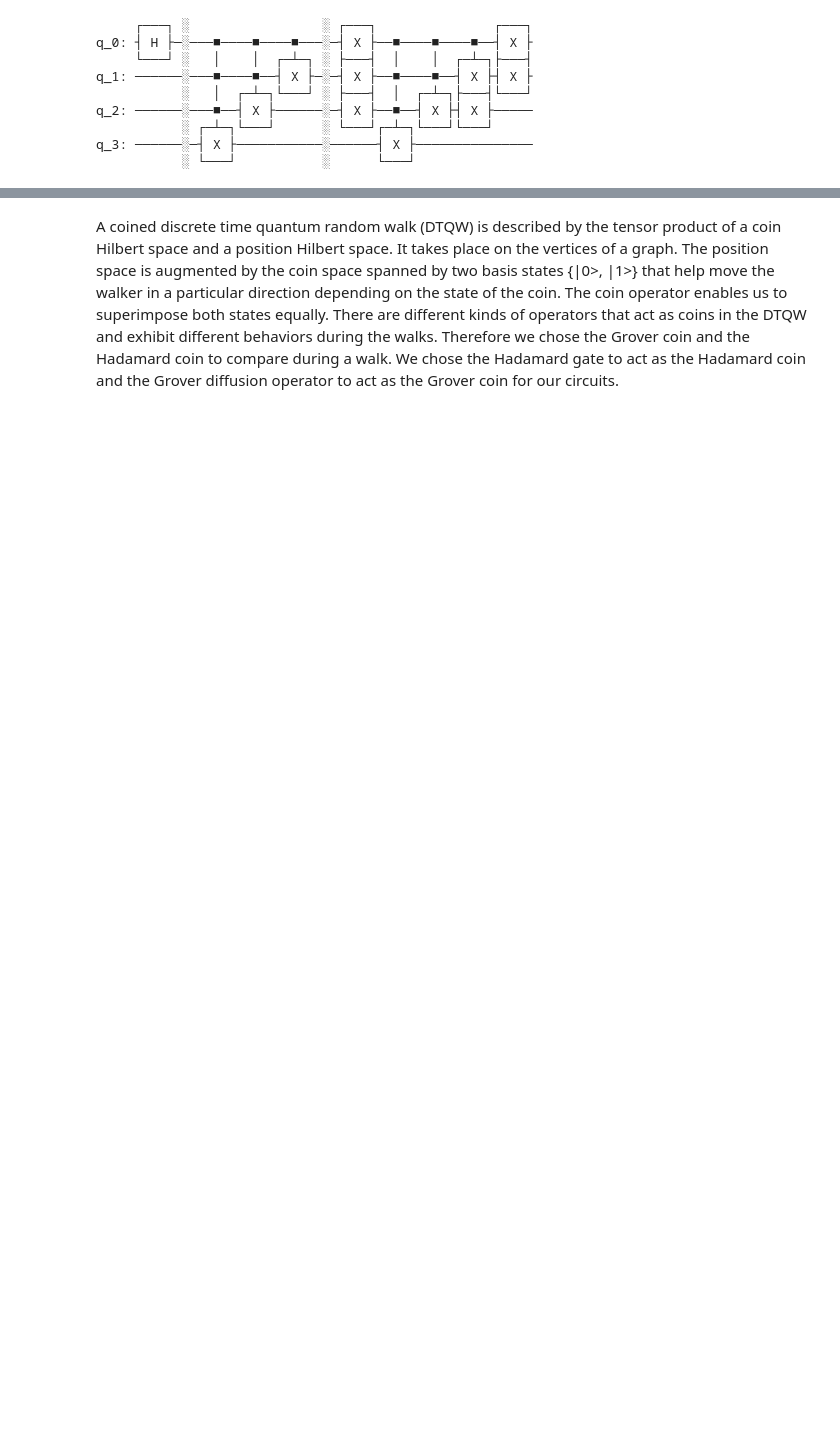
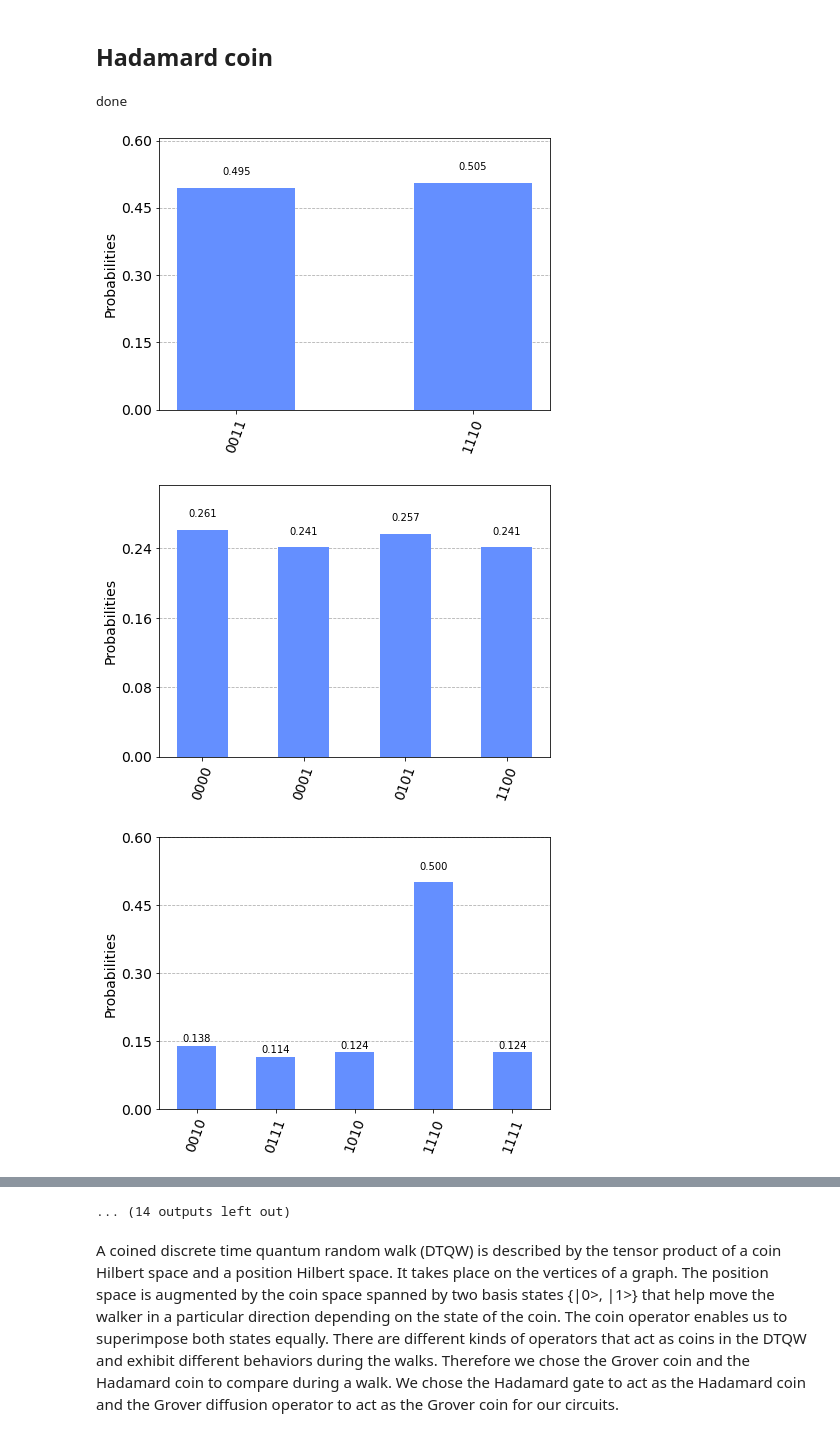
Before and after one commit to hassaan253/Introduction-and-Implementation-of-Quantum-Walks, a Jupyter notebook: Discrete Quantum Walk.ipynb, the cells around one changed output, grey strips where cells are left out. Saved outputs shown, nothing was run; the diff lists cells and outputs as text; code cells hidden in the pictures; blank space fills up the shorter version.

Commit message:
Grover + Hadamard coin
discrete model

```diff
--- a/Discrete Quantum Walk.ipynb
+++ b/Discrete Quantum Walk.ipynb
@@ -27,39 +8,48 @@ from qiskit import IBMQ, Aer, assemble, transpile
 from qiskit import QuantumCircuit, ClassicalRegister, QuantumRegister
 from qiskit.providers.ibmq import least_busy
 from qiskit.visualization import plot_histogram
+# %% [markdown]
+## Hadamard coin
 # %%
 
 
 #discrete time quantum random walk with a hadamard coin
-had=QuantumCircuit(4)
-qubits=had.qubits
+
 #coin
-had.h(0)
+step = 1
 
-had.barrier()
-#increment operator
-had.mct(
-    [qubits[0],qubits[1],qubits[2]], qubits[3])
-had.ccx(0,1,2)
-had.cx(0,1)
+for steps in range(25):
+    had=QuantumCircuit(4)
+    qubits=had.qubits
 
-had.barrier()
-#decrement operator
-had.x([0,1,2])
-had.mct(
-    [qubits[0],qubits[1],qubits[2]], qubits[3])
-had.ccx(0,1,2)
-had.cx(0,1)
-had.x([0,1,2])
 
-had.draw()
+    for t in range(step):
+        had.h(0)
+        had.barrier()
+        #increment operator
+        had.mct([qubits[0],qubits[1],qubits[2]], qubits[3])
+        had.ccx(0,1,2)
+        had.cx(0,1)
+        had.barrier()
+        #decrement operator
+        had.x([0,1,2])
+        had.mct([qubits[0],qubits[1],qubits[2]], qubits[3])
+        had.ccx(0,1,2)
+        had.cx(0,1)
+        had.x([0,1,2])
+        had.barrier()
+    had.measure_all()
+
+    aer_sim = Aer.get_backend('aer_simulator')
+    qobj = assemble(had)
+    result = aer_sim.run(qobj).result()
+    counts = result.get_counts()
+    plot_histogram(counts)
+    step += 1
+    counts = 0
+print("done")
 # %% [output]
-     ┌───┐ ░                 ░ ┌───┐               ┌───┐
-q_0: ┤ H ├─░───■────■────■───░─┤ X ├──■────■────■──┤ X ├
-     └───┘ ░   │    │  ┌─┴─┐ ░ ├───┤  │    │  ┌─┴─┐├───┤
-q_1: ──────░───■────■──┤ X ├─░─┤ X ├──■────■──┤ X ├┤ X ├
-           ░   │  ┌─┴─┐└───┘ ░ ├───┤  │  ┌─┴─┐├───┤└───┘
-q_2: ──────░───■──┤ X ├──────░─┤ X ├──■──┤ X ├┤ X ├─────
-           ░ ┌─┴─┐└───┘      ░ └───┘┌─┴─┐└───┘└───┘
-q_3: ──────░─┤ X ├───────────░──────┤ X ├───────────────
-           ░ └───┘           ░      └───┘
+done
+[figure, added]
+[figure, added]
+[figure, added]
@@ -66,3 +64,4 @@ q_3: ──────░─┤ X ├───────────░──
+... (14 outputs left out)
 # %% [markdown]
 A coined discrete time quantum random walk (DTQW) is described by the tensor product of a coin Hilbert space and a position Hilbert space. It takes place on the vertices of a graph. The position space is augmented by the coin space spanned by two basis states {|0>, |1>} that help move the walker in a particular direction depending on the state of the coin. The coin operator enables us to superimpose both states equally.
 There are different kinds of operators that act as coins in the DTQW and exhibit different behaviors during the walks. Therefore we chose the Grover coin and the Hadamard coin to compare during a walk.
```
Also changed, not shown: parts of 9 cells of this notebook.
